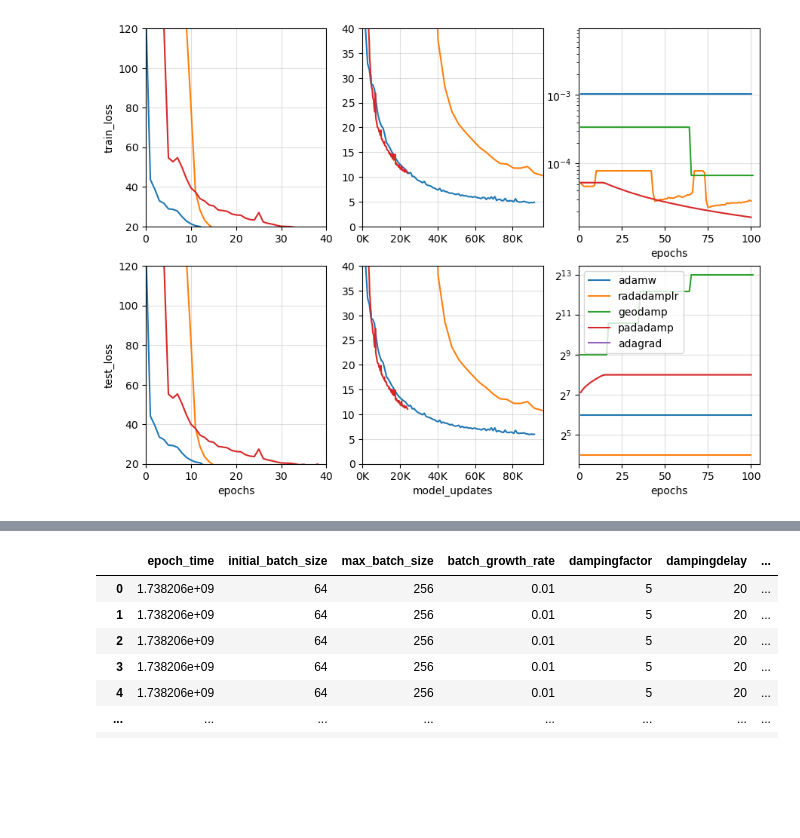
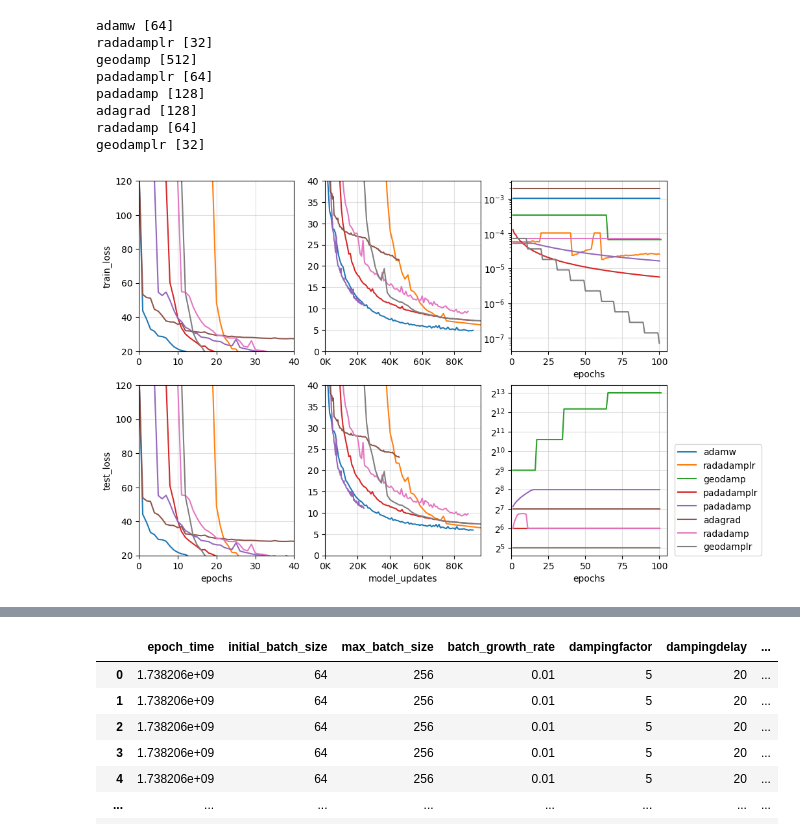
Before and after one commit to stsievert/adadamp-experiments, a Jupyter notebook: exp-autoencoder/viz-sweep.ipynb, the cells around one changed output, grey strips where cells are left out. Drawn from its saved outputs; the diff is of its cells as text; code cells hidden in the pictures; blank space fills up the shorter version.

```diff
--- a/exp-autoencoder/viz-sweep.ipynb
+++ b/exp-autoencoder/viz-sweep.ipynb
@@ -5,17 +5,18 @@ import pandas as pd
 DIR = Path(".")
 
 RUNS = [
-    DIR / "data-tuning" / "dampersweep"
+    DIR / "data-tuning" / "dampersweep",
+    DIR / "data-tuning-ec2" / "dampersweep"
 ]
 # %%
 def cost(df):
     mu = df["model_updates"]
     loss = df["test_loss"]
     final_loss = df.iloc[-1]["test_loss"]
-    return loss# + mu/10_000)
+    return loss + mu/10_000
 
 _dfs = {f.name: pd.read_pickle(f) for runs in RUNS for f in runs.glob("*.pkl.zip")}
-print("Reading/trimming {len(_dfs)} training runs...")
+print(f"Reading/trimming {len(_dfs)} training runs...")
 # _dfs = {k: df for k, df in _dfs.items() if df.epochs.max() >= 99}
 print(" "*4 + f"after trimming epochs=99: {len(_dfs)}")
 
@@ -23,10 +24,22 @@ dfs = []
 for fname, df in _dfs.items():
     df["fname"] = fname
     df["cost"] = cost(df)
+
+    dampers = list(df.damper.unique())
+    assert len(dampers) == 1
+    damper = dampers[0]
+    if damper == "pradadamp":
+        damper = "radadamp"
+    damplr = (df.initial_batch_size == df.max_batch_size).all()
+    if damplr:
+        damper = f"{damper}lr"
+
+    df["damper"] = damper
     dfs.append(df)
 
 cols = [c for c in df.columns if c not in ["fname", "params", "epoch_time", "verbose", "no_cuda", "random_state", "init_seed", "dataset", "approx_loss", "test_freq"]]
 
 df = pd.concat(dfs)
+print(df.damper.value_counts())
 df[cols].sample(n=5)
 # %% [output]
@@ -66,49 +95,56 @@ best_runs
 # %%
 import matplotlib.pyplot as plt
 
-def plot(show, damper, axs):
+def plot(show, damper, axs, debug=False):
     for i, loss in enumerate(["train_loss", "test_loss"]):
         for j, time in enumerate(["epochs", "model_updates"]):
             ax = show.plot(
                 x=time,
                 y=loss,
                 ax=axs[i][j],
             )
             ax.set_ylabel(loss if j == 0 else "")
             ax.set_xlabel(time if i == 1 else "")
             if "updates" in time:
                 ax.xaxis.set_major_formatter(lambda x, _: f"{int(x / 1e3)}K")
 
     for i, (time, damp) in enumerate([("epochs", "lr_"), ("epochs", "batch_size_")]):
         ax = show.plot(x=time, y=damp, ax=axs[i][2], label=damper)
         ax.set_yscale("log", base=2 if "batch" in damp else 10)
 
     for i, ax in enumerate(axs.flatten()):
         ax.grid(alpha=0.4)
         ax.set_xlim(0, None)
         if i in [0, 1, 3, 4]:
             ax.set_ylim(0, 40)
         if i != 5:
             ax.legend_.remove()
-        # BEGIN DEBUG
-        if i in [0, 3]:
-            ax.set_xlim(0, 40)
-            ax.set_ylim(20, 120)
-        # END DEBUG
+        else:
+            ax.legend(loc=(1.05, 0))
+
+        if debug:
+            if i in [0, 3]:
+                ax.set_xlim(0, 40)
+                ax.set_ylim(20, 120)
 
 w = 3
 fig, axs = plt.subplots(nrows=2, ncols=3, figsize=(3.5 * w, 2.5 * w))
 for run in best_runs:
     show = df[df.fname == run]
     assert len(show.fname.unique()) == 1
     damper = show.iloc[0]["damper"]
-    if damper == "pradadamp":
-        damper = "radadamp"
-    if (show.initial_batch_size == show.max_batch_size).all():
-        damper = f"{damper}lr"
-    plot(show, damper, axs)
+    print(damper, show.initial_batch_size.unique())
+    plot(show, damper, axs, debug=True)
 # %% [output]
+adamw [64]
+radadamplr [32]
+geodamp [512]
+padadamplr [64]
+padadamp [128]
+adagrad [128]
+radadamp [64]
+geodamplr [32]
-[figure, old version]
+[figure, new version]
 # %% [markdown]
 TODO:
 
```
Also changed, not shown: parts of 4 cells of this notebook, 2 other files.
